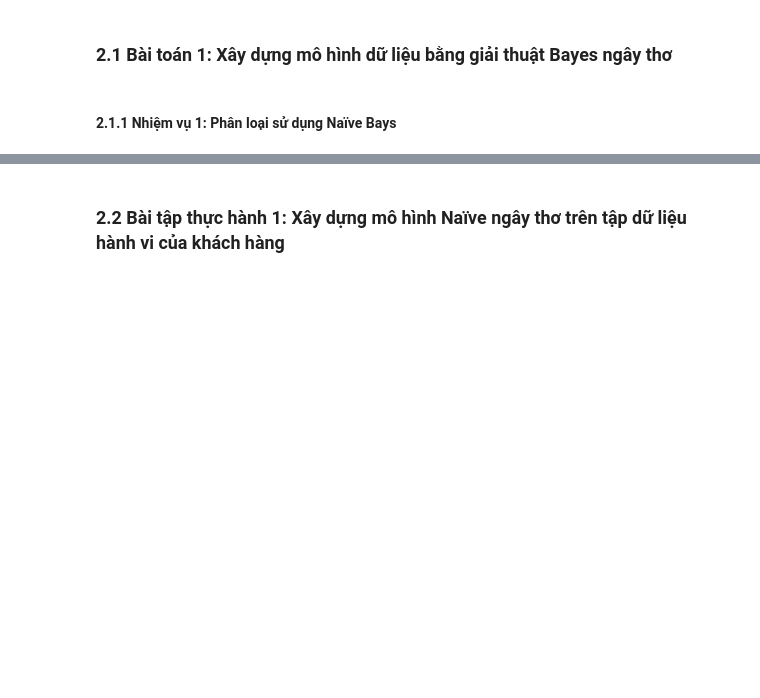
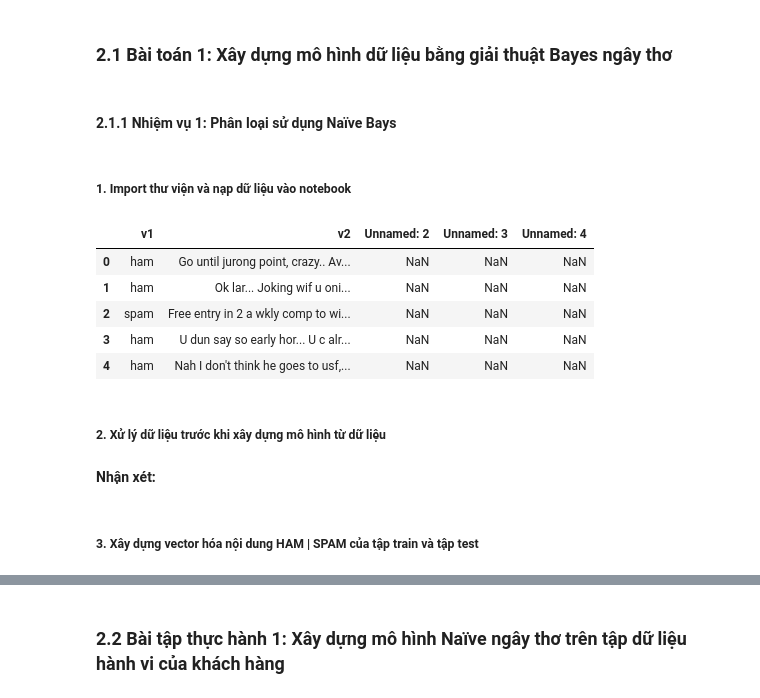
Before and after one commit to aquattda/LTT_DA, a Jupyter notebook: DA/DA06/2.3/2_3.ipynb, the cells around one changed output, grey strips where cells are left out. Cells and saved outputs as stored; diff of their text form; code cells hidden in the pictures; blank space fills up the shorter version.

```diff
--- a/DA/DA06/2.3/2_3.ipynb
+++ b/DA/DA06/2.3/2_3.ipynb
@@ -22,3 +211,25 @@
 ### 2.1 Bài toán 1: Xây dựng mô hình dữ liệu bằng giải thuật Bayes ngây thơ
 # %% [markdown]
 #### 2.1.1 Nhiệm vụ 1: Phân loại sử dụng Naïve Bays
+# %% [markdown]
+##### 1. Import thư viện và nạp dữ liệu vào notebook
+# %%
+#Importing the Necessary libraries
+import numpy as np
+import pandas as pd
+from sklearn.model_selection import train_test_split
+from sklearn.feature_extraction.text import CountVectorizer
+from sklearn.naive_bayes import MultinomialNB
+from sklearn.metrics import accuracy_score, confusion_matrix, classification_report
+data = pd.read_csv('spam.csv', encoding='latin-1')
+#display the first 5 rows
+data.head()
+# %% [output]
+|  | v1 | v2 | Unnamed: 2 | Unnamed: 3 | Unnamed: 4 |
+| 0 | ham | Go until jurong point, crazy.. Av... | NaN | NaN | NaN |
+| 1 | ham | Ok lar... Joking wif u oni... | NaN | NaN | NaN |
+| 2 | spam | Free entry in 2 a wkly comp to wi... | NaN | NaN | NaN |
+| 3 | ham | U dun say so early hor... U c alr... | NaN | NaN | NaN |
+| 4 | ham | Nah I don't think he goes to usf,... | NaN | NaN | NaN |
+# %% [markdown]
+##### 2. Xử lý dữ liệu trước khi xây dựng mô hình từ dữ liệu
@@ -24,0 +247,4 @@
+# %% [markdown]
+**Nhận xét:**
+# %% [markdown]
+##### 3. Xây dựng vector hóa nội dung HAM | SPAM của tập train và tập test
```
Also changed, not shown: parts of 15 cells of this notebook, 9 other files.
